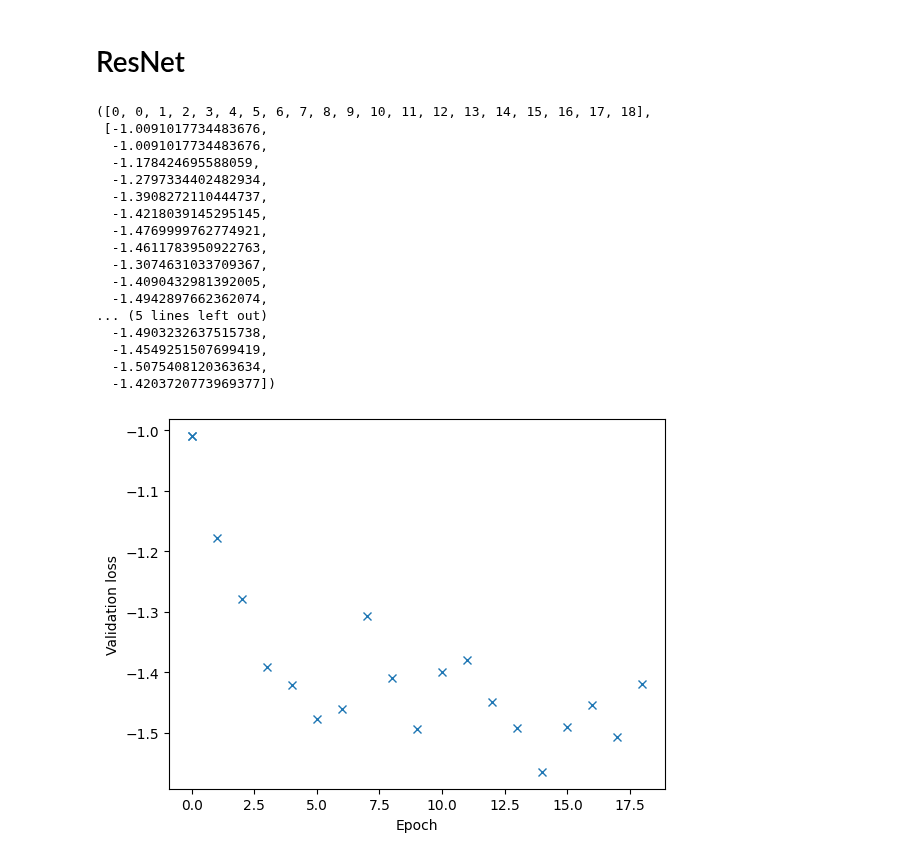
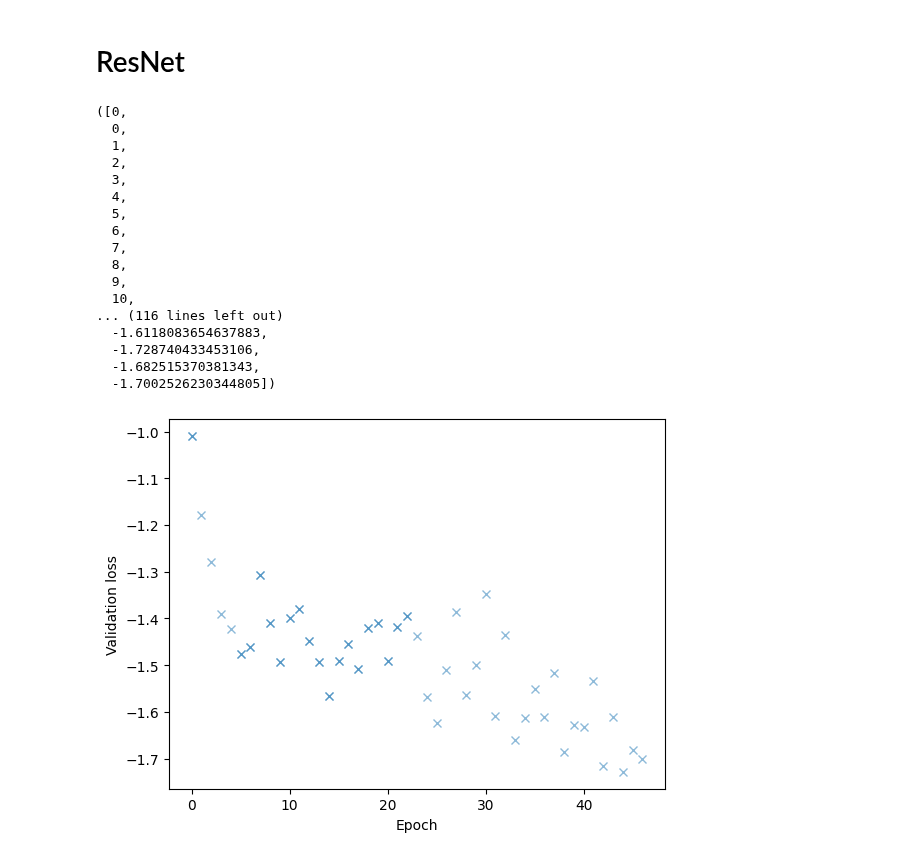
Before and after one commit to shubhagrawal30/ViT_weak_lensing, a Jupyter notebook: notebooks/training_history.ipynb, the cells around one changed output. Saved outputs shown, nothing was run; the diff lists cells and outputs as text; code cells hidden in the pictures.

```diff
--- a/notebooks/training_history.ipynb
+++ b/notebooks/training_history.ipynb
@@ -7,12 +7,14 @@ import json
 # Vision Transformer
 # %%
 history_file = "../temp/20230711_vit_noisy_6_params_no_norm/checkpoint-2800/trainer_state.json"
+# history_file = "../temp/20230725_vit_DES_one_bin/checkpoint-1764/trainer_state.json"
+# history_file = "../temp/20230725_vit_DES_half_sky/checkpoint-1610/trainer_state.json"
 
 with open(history_file, "r") as f:
     jsondata = json.load(f)
     best_metric = jsondata["best_metric"]
     best_model_checkpoint = jsondata["best_model_checkpoint"]
-    best_epoch = int(int(best_model_checkpoint[-4:]) / 2800 * 200)
+    best_epoch = int(int(best_model_checkpoint.split("-")[1]) / 2800 * 200)
     print(best_metric, best_model_checkpoint, best_epoch)
 
     history = jsondata["log_history"]
@@ -33,46 +35,47 @@ plt.close()
 # %% [markdown]
 # ResNet
 # %%
-history_file = "../temp/20230715_resnet_noisy_6_params_no_norm/logs_val.txt"
+history_files = ["../temp/20230715_resnet_noisy_6_params_no_norm/logs_val.txt", \
+                 "../temp/20230715_resnet_noisy_6_params_no_norm/logs.txt"]
 
 rn_val_loss = []
 rn_epochs = []
-
-with open(history_file, "r") as f:
-    for line in f.readlines():
-        if not "Val Loss" in line:
-            continue
-        rn_val_loss += [float(line.split()[-1])]
-        rn_epochs += [int(line.split()[1])]
+for history_file in history_files:
+    with open(history_file, "r") as f:
+        for line in f.readlines():
+            if not "Val Loss" in line:
+                continue
+            rn_val_loss += [float(line.split()[-1])]
+            rn_epochs += [int(line.split()[1])]
 
 rn_epochs, rn_val_loss
 # %% [output]
-([0, 0, 1, 2, 3, 4, 5, 6, 7, 8, 9, 10, 11, 12, 13, 14, 15, 16, 17, 18],
- [-1.0091017734483676,
-  -1.0091017734483676,
-  -1.178424695588059,
-  -1.2797334402482934,
-  -1.3908272110444737,
-  -1.4218039145295145,
-  -1.4769999762774921,
-  -1.4611783950922763,
-  -1.3074631033709367,
-  -1.4090432981392005,
-  -1.4942897662362074,
-... (5 lines left out)
-  -1.4903232637515738,
-  -1.4549251507699419,
-  -1.5075408120363634,
-  -1.4203720773969377])
+([0,
+  0,
+  1,
+  2,
+  3,
+  4,
+  5,
+  6,
+  7,
+  8,
+  9,
+  10,
+... (116 lines left out)
+  -1.6118083654637883,
+  -1.728740433453106,
+  -1.682515370381343,
+  -1.7002526230344805])
 # %%
 plt.figure()
-plt.plot(rn_epochs, rn_val_loss, marker="x", ls="none")
+plt.plot(rn_epochs, rn_val_loss, marker="x", ls="none", alpha=0.5)
 plt.xlabel("Epoch")
 plt.ylabel("Validation loss")
 plt.show()
 plt.close()
 # %% [output]
-[figure, old version]
+[figure, new version]
 # %%
 plt.figure
 plt.plot(vit_epochs, vit_eval_loss, marker="x", ls="none", label="ViT")
```
Also changed, not shown: parts of 1 cell of this notebook, 4 other files.
